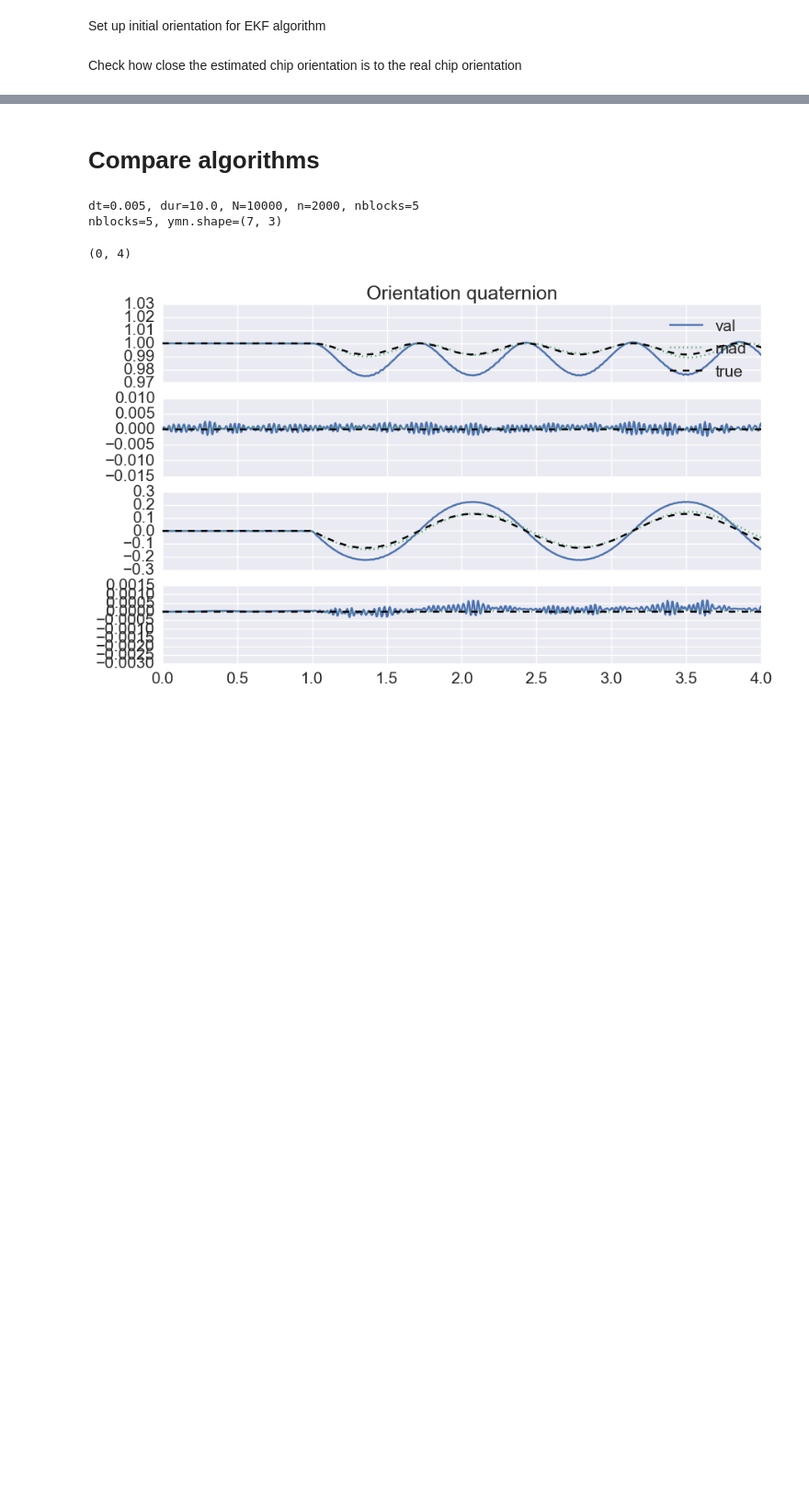
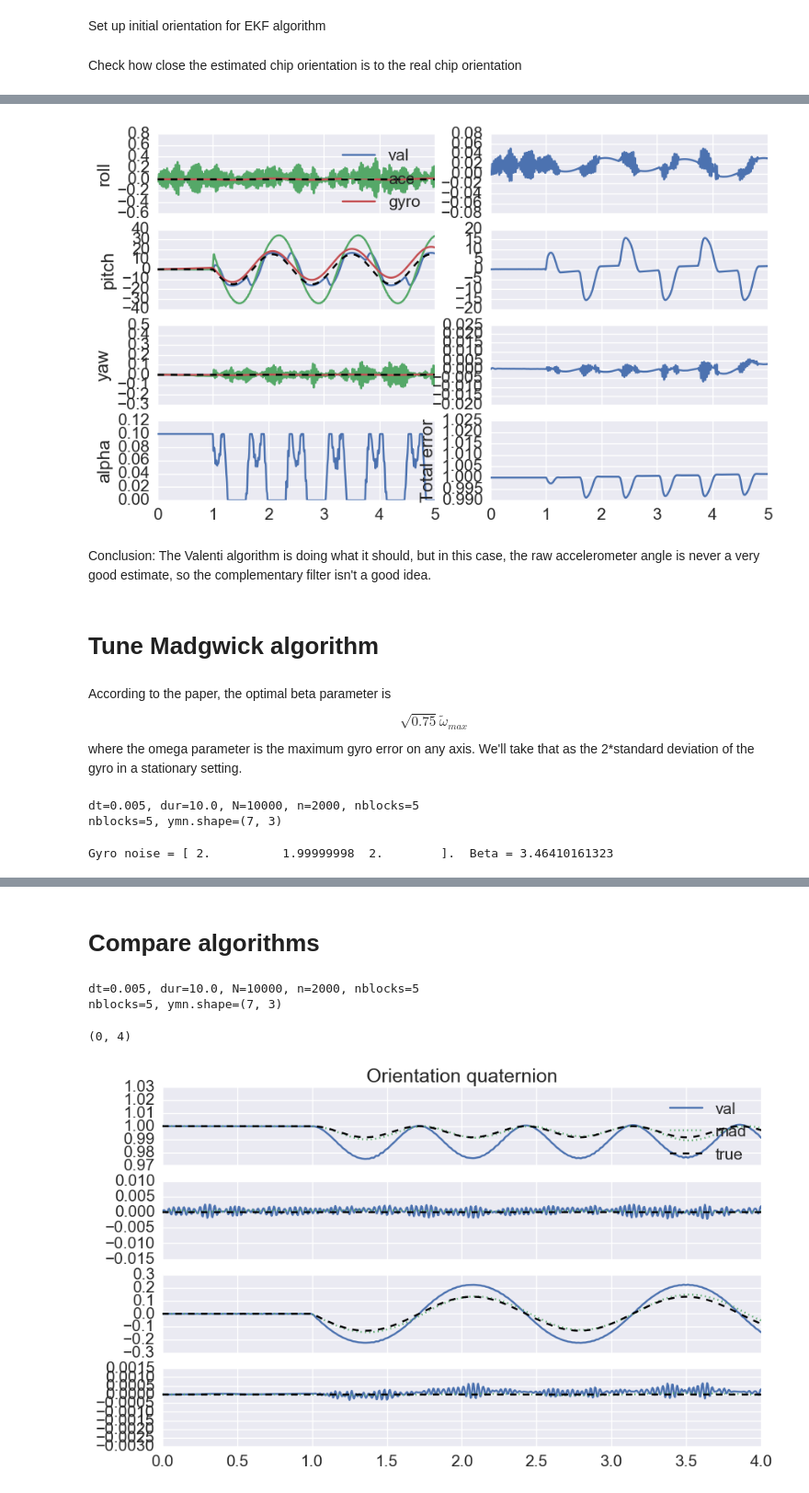
Before and after one commit to DaveBuckingham/fish, a Jupyter notebook: algorithms/test_imu_algorithms.ipynb, the cells around one changed output, grey strips where cells are left out. Shown at 92% size. Cells and saved outputs as stored; diff of their text form; code cells hidden in the pictures; blank space fills up the shorter version.

```diff
--- a/algorithms/test_imu_algorithms.ipynb
+++ b/algorithms/test_imu_algorithms.ipynb
@@ -118,0 +126,6 @@ Norm of difference: 0.00296676195703
+# %%
+imu.get_orientation(method='valenti', gain=0.0, gainrange=None)
+orient_val_gyro = copy(imu.orient_world)
+
+imu.get_orientation(method='valenti', gain=1.0, gainrange=None)
+orient_val_acc = copy(imu.orient_world)
@@ -118,0 +142,45 @@ Norm of difference: 0.00296676195703
+# %%
+fig, ax = plt.subplots(4,2, sharex=True)
+for o0, ov, ova, ovg, ax1, lab in zip(np.rollaxis(imu.orient_world_true, 1), np.rollaxis(imu.orient_world, 1),
+                                    np.rollaxis(orient_val_acc, 1), np.rollaxis(orient_val_gyro, 1),
+                                ax[:,0], ['roll', 'pitch', 'yaw']):
+    ax1.plot(imu.t, np.rad2deg(ov), label='val')
+    ax1.plot(imu.t, np.rad2deg(ova), label='acc')
+    ax1.plot(imu.t, np.rad2deg(ovg), label='gyro')
+    ax1.plot(imu.t, np.rad2deg(o0), 'k--')
+    ax1.set_ylabel(lab)
+
+ax[0,0].legend()
+
+for o0, ov, ax1, lab in zip(np.rollaxis(imu.orient_world_true, 1), np.rollaxis(imu.orient_world, 1),
+                                ax[:,1], ['roll', 'pitch', 'yaw']):
+    ax1.plot(imu.t, np.rad2deg(ov-o0))
+
+ax[3,0].plot(imu.t, imu.alpha)
+ax[3,0].set_ylabel('alpha')
+
+err = np.sum(quaternion.as_float_array(imu.qorient_world_true) * quaternion.as_float_array(imu.qorient_world), axis=1)
+ax[3,1].plot(imu.t, err)
+ax[3,1].set_ylabel('Total error')
+
+ax[3,1].set_xlim(0,5)
+plt.show()
+# %% [output]
+[figure, added]
+# %% [markdown]
+Conclusion: The Valenti algorithm is doing what it should, but in this case, the raw accelerometer angle is never a very good estimate, so the complementary filter isn't a good idea.
+# %% [markdown]
+# Tune Madgwick algorithm
+# %% [markdown]
+According to the paper, the optimal beta parameter is $$\sqrt{0.75} \tilde{\omega}_{max}$$
+where the omega parameter is the maximum gyro error on any axis.  We'll take that as the 2*standard deviation of the gyro in a stationary setting.
+# %%
+imu.filter(method='butter', order=9, gyro_cutoff=(0.1, 10), acc_cutoff=(0, 30))
+# %% [output]
+dt=0.005, dur=10.0, N=10000, n=2000, nblocks=5
+nblocks=5, ymn.shape=(7, 3)
+# %%
+beta = np.rad2deg(np.sqrt(0.75) * np.max(2*imu.gyro_noise))
+print "Gyro noise = {}.  Beta = {}".format(np.rad2deg(imu.gyro_noise), beta)
+# %% [output]
+Gyro noise = [ 2.          1.99999998  2.        ].  Beta = 3.46410161323
```
Also changed, not shown: parts of 14 cells of this notebook, 2 other files.
